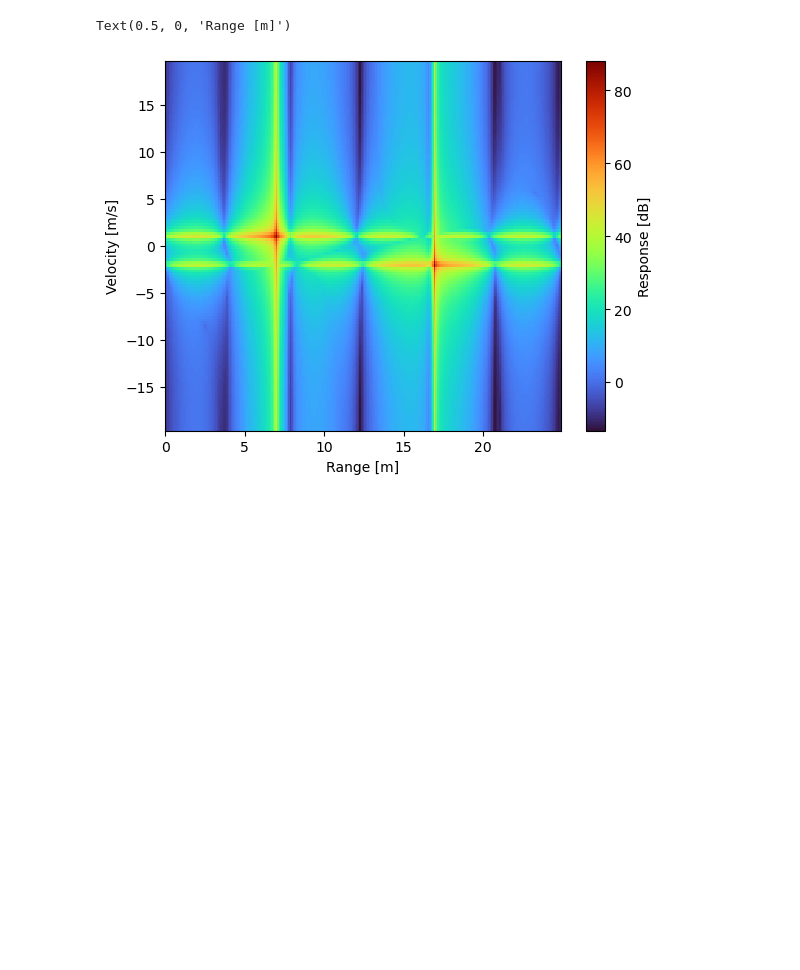
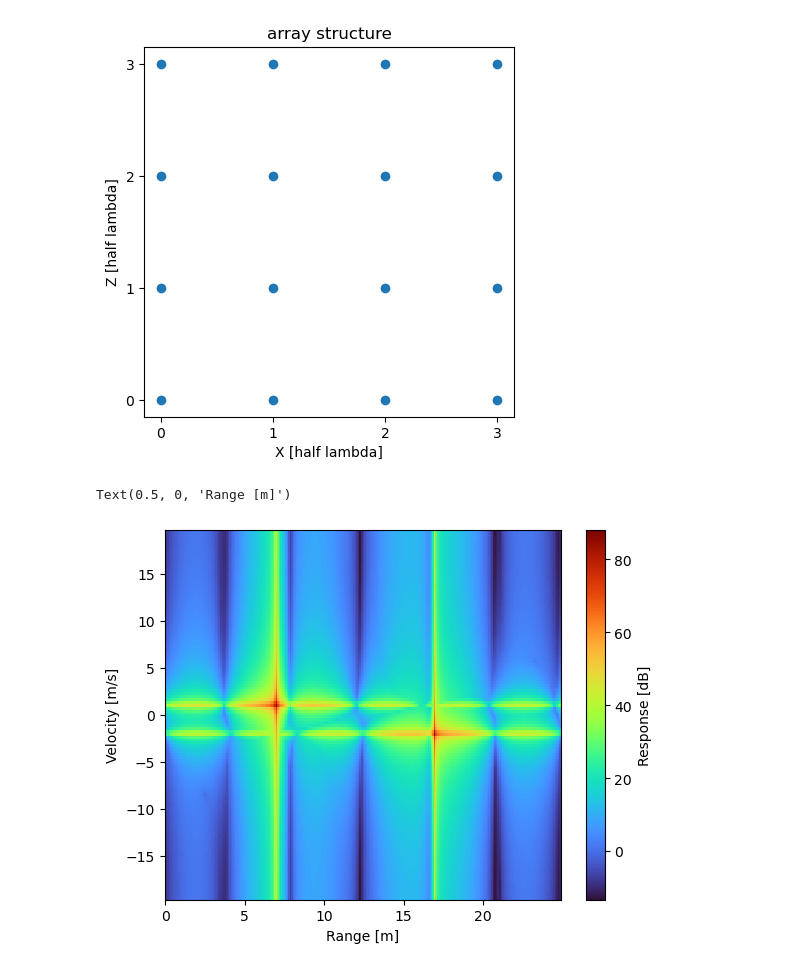
Before and after one commit to eshibusawa/4DRadar-Simulation, a Jupyter notebook: Python/03_16ura_single_object.ipynb, the cells around one changed output. Cells and saved outputs as stored; diff of their text form; code cells hidden in the pictures; blank space fills up the shorter version.

```diff
--- a/Python/03_16ura_single_object.ipynb
+++ b/Python/03_16ura_single_object.ipynb
@@ -28,6 +30,18 @@ mva = MIMOVirtualArray(mc)
 objs = list()
 objs.append(TargetObject.get_3d_target(7, 1, (5, -10)))
 objs.append(TargetObject.get_3d_target(17, -2, (-5, 10)))
+# %%
+va_nz = np.nonzero(mva.va_mask)
+fig, ax = plt.subplots()
+plt.scatter(va_nz[1], va_nz[0])
+ax.set_title('array structure')
+ax.set_ylabel('Z [half lambda]')
+ax.set_xlabel('X [half lambda]')
+ax.set_aspect('equal')
+ax.xaxis.set_major_locator(MaxNLocator(integer=True))
+ax.yaxis.set_major_locator(MaxNLocator(integer=True))
+# %% [output]
+[figure, added]
 # %%
 # (1) do simulation
 num_frames = 10
```
Also changed, not shown: parts of 4 cells of this notebook.
